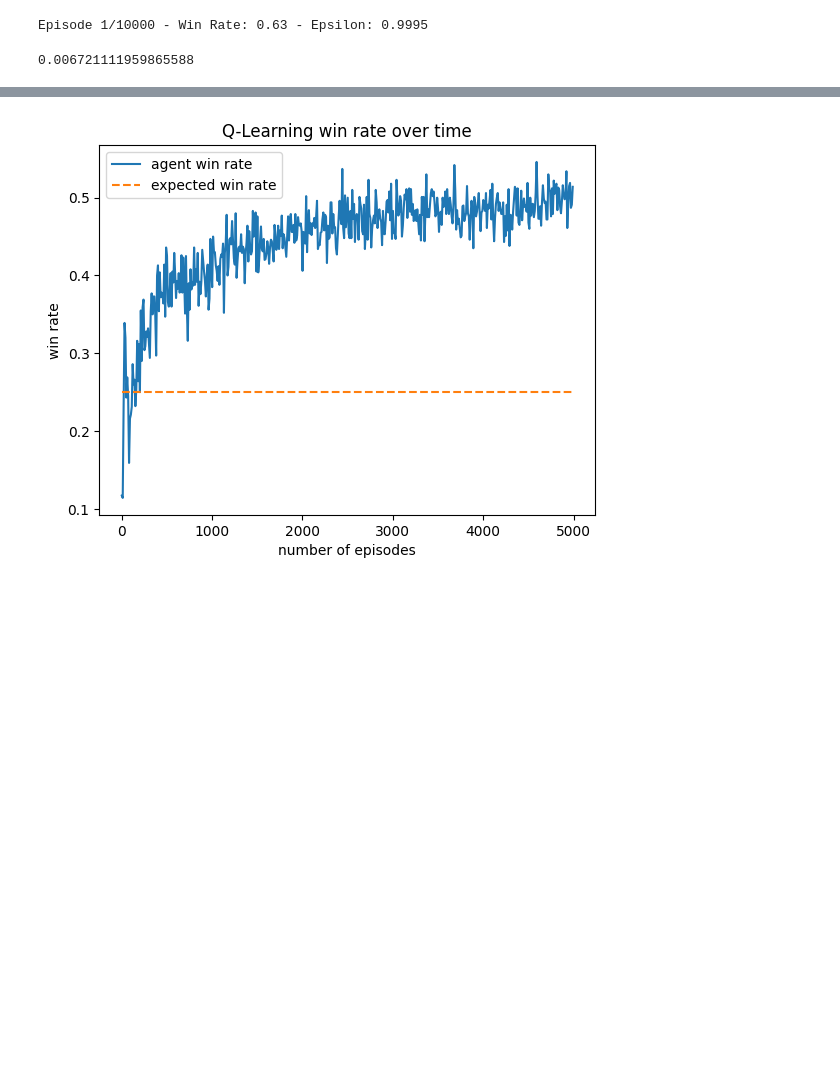
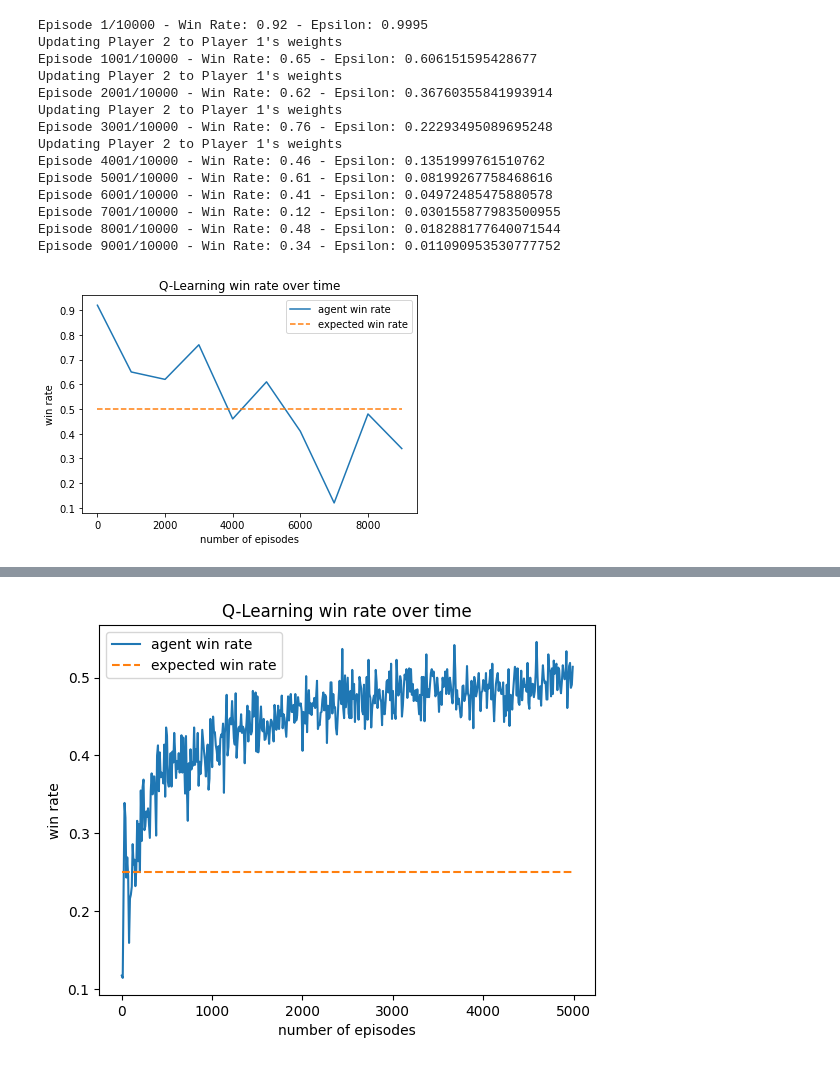
Before and after one commit to okg21/coup, a Jupyter notebook: train_rl_player.ipynb, the cells around one changed output, grey strips where cells are left out. Saved outputs shown, nothing was run; the diff lists cells and outputs as text; code cells hidden in the pictures; blank space fills up the shorter version.

Commit message:
added early stopping, changed target network update

```diff
--- a/train_rl_player.ipynb
+++ b/train_rl_player.ipynb
@@ -37,10 +37,12 @@ def run_simulation(players, shuffle_turn_order=False, num_games=NUM_GAMES):
         winners.append(winner)
     return winners
 # %%
-def train_agent(agent, env, num_episodes, max_steps, batch_size, reward_dict, update_freq, sample_freq, win_threshold=0.8, display_progress=False, save_model=False, player_types=[]):
+def train_agent(agent, env, num_episodes, max_steps, batch_size, reward_dict, update_freq, sample_freq, sp_update_freq=10, win_threshold=0.8, display_progress=False, save_model=False, player_types=[]):
     total_rewards = []
     epsilon = 1.0
     win_rates = []
+    best_winrate = 0.0
+
 
     for episode in tqdm(range(num_episodes), desc='Episode Loop'):
         initial_state = env.reset()
@@ -66,7 +68,7 @@ def train_agent(agent, env, num_episodes, max_steps, batch_size, reward_dict, up
             step += 1
 
          # Replaying experience
-        if len(agent.replay_buffer) >= batch_size and episode % update_freq == 0:
+        if len(agent.replay_buffer) >= batch_size and step % update_freq == 0:
             agent.replay_experience(batch_size, agent.name)
 
         # Decay epsilon
@@ -83,16 +85,24 @@ def train_agent(agent, env, num_episodes, max_steps, batch_size, reward_dict, up
             winners = run_simulation(env.players)
             win_pct = len([w for w in winners if w == agent.name]) / len(winners)
             win_rates.append(win_pct)
+
+            if win_pct > best_winrate:
+                #save model
+                best_winrate = win_pct
+                agent.save_model('models/{0}-{1}-{2}'.format(len(env.players), num_episodes, ','.join(player_types)))
+
             #print win rates
             print(f"Episode {episode + 1}/{num_episodes} - Win Rate: {win_pct} - Epsilon: {agent.epsilon}")
 
             #if last 10 win rates are all over threshold, update the other players to main agent's weights
-            if len(win_rates) >= 10 and all([w > win_threshold for w in win_rates[-10:]]):
+            if len(win_rates) >= sp_update_freq and all([w > win_threshold for w in win_rates[-10:]]):
                 for player in env.players:
-                    if player.name != agent.name:
-                        player.model.load_state_dict(agent.model.state_dict())
+                    if player.agent is not None and player.name != agent.name:
+                        #TO-DO: Maybe empty the replay buffer?
+                        player.agent.model.load_state_dict(agent.model.state_dict())
+                        player.agent.target_model.load_state_dict(agent.target_model.state_dict())
                         print(f"Updating {player.name} to {agent.name}'s weights")
-                break
+
 
     if display_progress:
         plt.plot([x * sample_freq + 1 for x in list(range(len(win_rates)))], win_rates, label="agent win rate")
@@ -107,35 +117,45 @@ def train_agent(agent, env, num_episodes, max_steps, batch_size, reward_dict, up
 
     return total_rewards, win_rates
 # %%
-n = 3
+n = 2
 state_dim = 10 + 11 * n
 action_dim = 1 + 3 * n
 learning_rate = 0.001
 gamma = 0.99
 
-reward_dict = { 'COIN_VALUE':1, 'CARD_VALUE':30, 'CARD_DIVERSITY_VALUE':2, 'WIN_VALUE':200 }
+reward_dict = { 'COIN_VALUE':0.1, 'CARD_VALUE':0.5, 'CARD_DIVERSITY_VALUE':0, 'WIN_VALUE':1 }
 #we should be able to add things like challange_successfull reward and challange_failed reward
 #but for now the challanging mechanism is rule based
 
 agent1 = QLearningAgent(state_dim, action_dim, learning_rate, gamma, 'Player 1', True, epsilon_decay=0.9995)
 agent2 = QLearningAgent(state_dim, action_dim, learning_rate, gamma, 'Player 2', False)
-agent3 = QLearningAgent(state_dim, action_dim, learning_rate, gamma, 'Player 3', False)
+#agent3 = QLearningAgent(state_dim, action_dim, learning_rate, gamma, 'Player 3', False)
 
 
 RLTRAINING_FUNCS = {'decision_fn': rltraining_decision, 'block_fn': income_block, 'dispose_fn': random_dispose, 'keep_fn': random_keep}
-players = [Player('Player 1', RLTRAINING_FUNCS, agent1), Player('Player 2', RLTRAINING_FUNCS, agent2), Player('Player 3', RLTRAINING_FUNCS, agent3)]
+players = [Player('Player 1', RLTRAINING_FUNCS, agent1), Player('Player 2', RLTRAINING_FUNCS, agent2)]
 
 env = Environment('Player 1', players)
 
 
 num_episodes = 10000
-batch_size = 2048
-max_steps_per_episode = 50
+batch_size = 512
+max_steps_per_episode = 100
 
-total_rewards, win_rates = train_agent(agent1, env, num_episodes, max_steps_per_episode, batch_size, reward_dict, update_freq=10 ,sample_freq=1000, win_threshold=0.8, display_progress=True)
+total_rewards, win_rates = train_agent(agent1, env, num_episodes, max_steps_per_episode, batch_size, reward_dict, update_freq=10 ,sample_freq=1000, sp_update_freq=5, win_threshold=0.8, display_progress=True)
 # %% [output]
-Episode 1/10000 - Win Rate: 0.63 - Epsilon: 0.9995
+Episode 1/10000 - Win Rate: 0.92 - Epsilon: 0.9995
+Updating Player 2 to Player 1's weights
+Episode 1001/10000 - Win Rate: 0.65 - Epsilon: 0.606151595428677
+Updating Player 2 to Player 1's weights
+Episode 2001/10000 - Win Rate: 0.62 - Epsilon: 0.36760355841993914
+Updating Player 2 to Player 1's weights
+Episode 3001/10000 - Win Rate: 0.76 - Epsilon: 0.22293495089695248
+Updating Player 2 to Player 1's weights
+Episode 4001/10000 - Win Rate: 0.46 - Epsilon: 0.1351999761510762
+Episode 5001/10000 - Win Rate: 0.61 - Epsilon: 0.08199267758468616
+Episode 6001/10000 - Win Rate: 0.41 - Epsilon: 0.04972485475880578
+Episode 7001/10000 - Win Rate: 0.12 - Epsilon: 0.030155877983500955
+Episode 8001/10000 - Win Rate: 0.48 - Epsilon: 0.018288177640071544
+Episode 9001/10000 - Win Rate: 0.34 - Epsilon: 0.011090953530777752
+[figure, added]
-# %%
-(0.999)**5000
-# %% [output]
-0.006721111959865588
```
Also changed, not shown: parts of 2 cells of this notebook, 1 other file.
